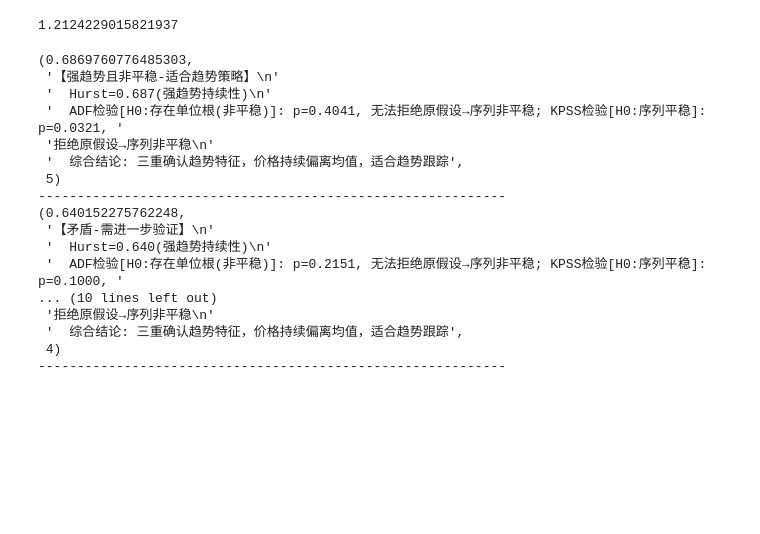
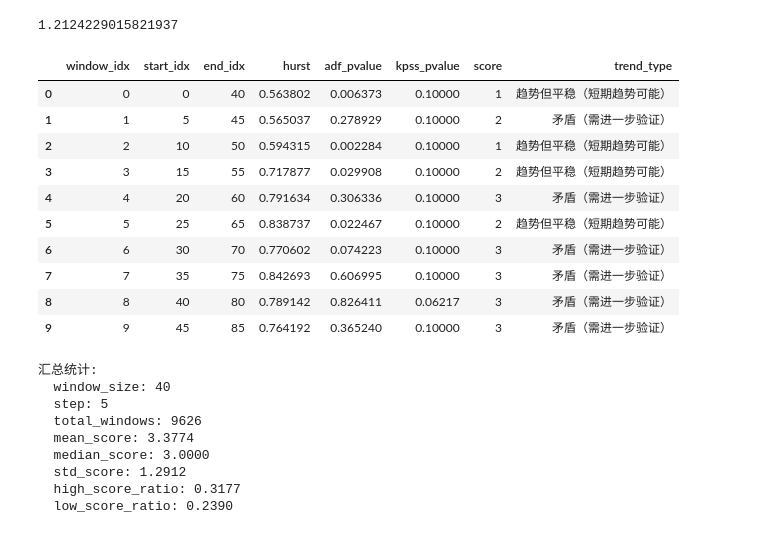
Before and after one commit to ArtiPyHeart/jesse-trade, a Jupyter notebook: Resample_Line_X.ipynb, the cells around one changed output. Cells and saved outputs as stored; diff of their text form; code cells hidden in the pictures; blank space fills up the shorter version.

```diff
--- a/Resample_Line_X.ipynb
+++ b/Resample_Line_X.ipynb
@@ -49,36 +46,3 @@ import arrow
 36169 / (arrow.get(END) - arrow.get(START)).days / 24
 # %% [output]
 1.2124229015821937
-# %%
-from pprint import pprint
-from research.hurst_adf_kpss.trend_analyzer import quick_trend_check
-
-"""
-DemoBar备选threshold:
-5.8085
-1.4535
-1.399
-2.095
-"""
-
-for window in [20, 40, 60]:
-    pprint(quick_trend_check(fusion_bar, window=window))
-    print("-" * 60)
-# %% [output]
-(0.6869760776485303,
- '【强趋势且非平稳-适合趋势策略】\n'
- '  Hurst=0.687(强趋势持续性)\n'
- '  ADF检验[H0:存在单位根(非平稳)]: p=0.4041, 无法拒绝原假设→序列非平稳; KPSS检验[H0:序列平稳]: p=0.0321, '
- '拒绝原假设→序列非平稳\n'
- '  综合结论: 三重确认趋势特征，价格持续偏离均值，适合趋势跟踪',
- 5)
-------------------------------------------------------------
-(0.640152275762248,
- '【矛盾-需进一步验证】\n'
- '  Hurst=0.640(强趋势持续性)\n'
- '  ADF检验[H0:存在单位根(非平稳)]: p=0.2151, 无法拒绝原假设→序列非平稳; KPSS检验[H0:序列平稳]: p=0.1000, '
-... (10 lines left out)
- '拒绝原假设→序列非平稳\n'
- '  综合结论: 三重确认趋势特征，价格持续偏离均值，适合趋势跟踪',
- 4)
-------------------------------------------------------------
@@ -222,0 +49,40 @@ for j in range(1):        ############# 循环次数 ############
+# %%
+from research.hurst_adf_kpss import TrendValidator
+
+# 创建验证器 (窗口大小=40, 步长=5)
+validator = TrendValidator(window_size=40, step=5)
+
+# 执行验证
+results = validator.validate(fusion_bar)
+results.head(10)
+# %% [output]
+|  | window_idx | start_idx | end_idx | hurst | adf_pvalue | kpss_pvalue | score | trend_type |
+| 0 | 0 | 0 | 40 | 0.563802 | 0.006373 | 0.10000 | 1 | 趋势但平稳（短期趋势可能） |
+| 1 | 1 | 5 | 45 | 0.565037 | 0.278929 | 0.10000 | 2 | 矛盾（需进一步验证） |
+| 2 | 2 | 10 | 50 | 0.594315 | 0.002284 | 0.10000 | 1 | 趋势但平稳（短期趋势可能） |
+| 3 | 3 | 15 | 55 | 0.717877 | 0.029908 | 0.10000 | 2 | 趋势但平稳（短期趋势可能） |
+| 4 | 4 | 20 | 60 | 0.791634 | 0.306336 | 0.10000 | 3 | 矛盾（需进一步验证） |
+| 5 | 5 | 25 | 65 | 0.838737 | 0.022467 | 0.10000 | 2 | 趋势但平稳（短期趋势可能） |
+| 6 | 6 | 30 | 70 | 0.770602 | 0.074223 | 0.10000 | 3 | 矛盾（需进一步验证） |
+| 7 | 7 | 35 | 75 | 0.842693 | 0.606995 | 0.10000 | 3 | 矛盾（需进一步验证） |
+| 8 | 8 | 40 | 80 | 0.789142 | 0.826411 | 0.06217 | 3 | 矛盾（需进一步验证） |
+| 9 | 9 | 45 | 85 | 0.764192 | 0.365240 | 0.10000 | 3 | 矛盾（需进一步验证） |
+# %%
+# 汇总统计
+summary = validator.summarize(results)
+print("汇总统计:")
+for k, v in summary.items():
+    if isinstance(v, float):
+        print(f"  {k}: {v:.4f}")
+    else:
+        print(f"  {k}: {v}")
+# %% [output]
+汇总统计:
+  window_size: 40
+  step: 5
+  total_windows: 9626
+  mean_score: 3.3774
+  median_score: 3.0000
+  std_score: 1.2912
+  high_score_ratio: 0.3177
+  low_score_ratio: 0.2390
```
Also changed, not shown: parts of 7 cells of this notebook, 7 other files.
